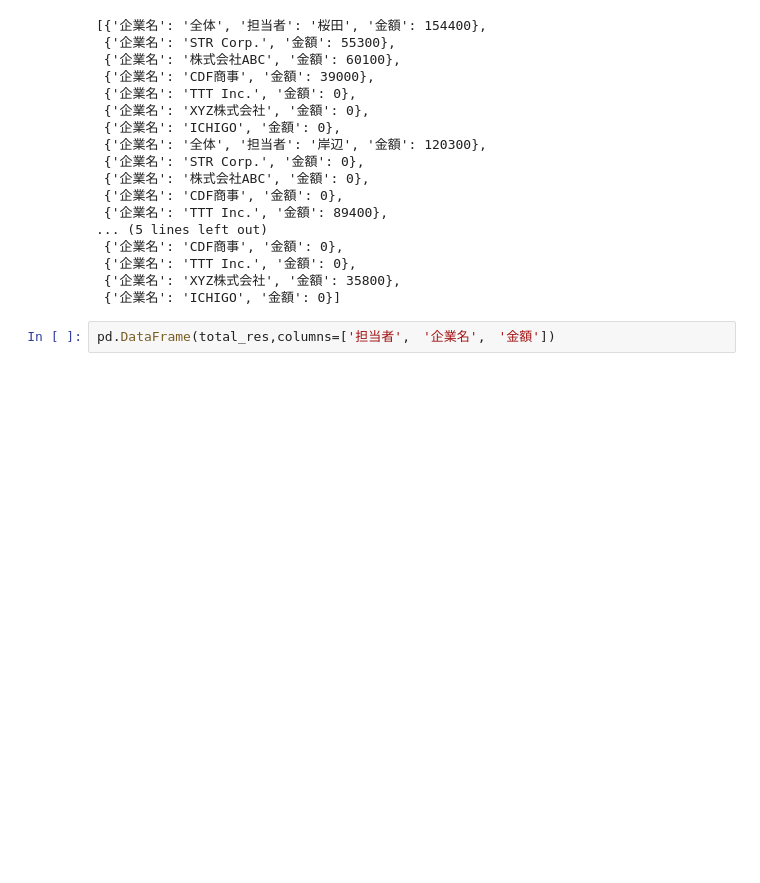
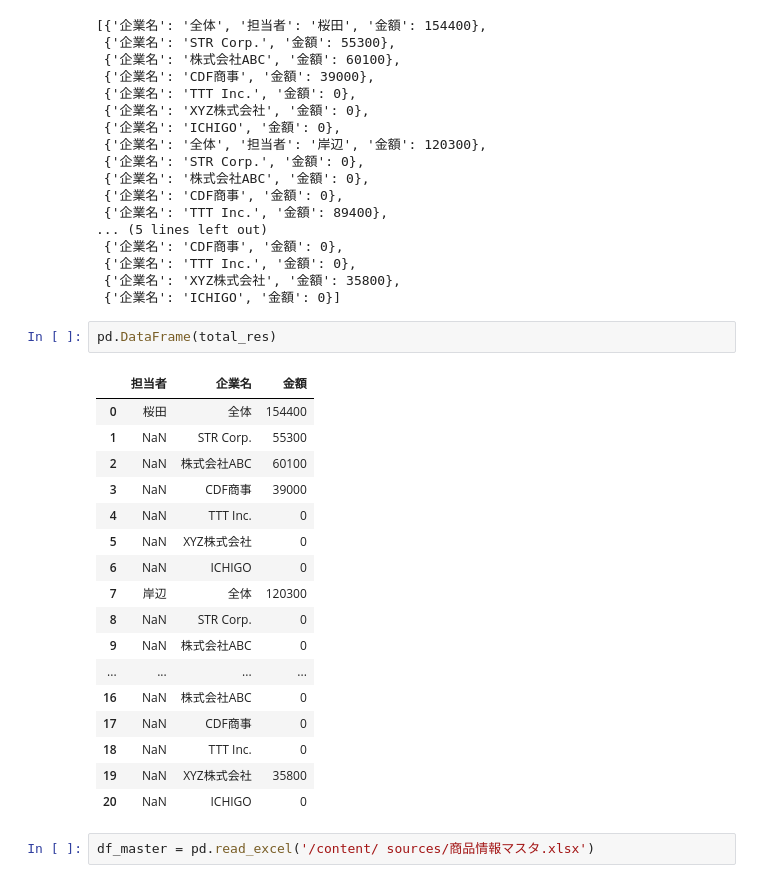
Before and after one commit to hatyato/hangman, a Jupyter notebook: 請求書まとめ.ipynb, the cells around one changed output. Saved outputs shown, nothing was run; the diff lists cells and outputs as text; blank space fills up the shorter version.

```diff
--- a/請求書まとめ.ipynb
+++ b/請求書まとめ.ipynb
@@ -583,4 +583,24 @@ total_res
  {'企業名': 'XYZ株式会社', '金額': 35800},
  {'企業名': 'ICHIGO', '金額': 0}]
 # %%
-pd.DataFrame(total_res,columns=['担当者',　'企業名',　'金額'])
+pd.DataFrame(total_res)
+# %% [output]
+|  | 担当者 | 企業名 | 金額 |
+| 0 | 桜田 | 全体 | 154400 |
+| 1 | NaN | STR Corp. | 55300 |
+| 2 | NaN | 株式会社ABC | 60100 |
+| 3 | NaN | CDF商事 | 39000 |
+| 4 | NaN | TTT Inc. | 0 |
+| 5 | NaN | XYZ株式会社 | 0 |
+| 6 | NaN | ICHIGO | 0 |
+| 7 | 岸辺 | 全体 | 120300 |
+| 8 | NaN | STR Corp. | 0 |
+| 9 | NaN | 株式会社ABC | 0 |
+| ... | ... | ... | ... |
+| 16 | NaN | 株式会社ABC | 0 |
+| 17 | NaN | CDF商事 | 0 |
+| 18 | NaN | TTT Inc. | 0 |
+| 19 | NaN | XYZ株式会社 | 35800 |
+| 20 | NaN | ICHIGO | 0 |
+# %%
+df_master = pd.read_excel('/content/ sources/商品情報マスタ.xlsx')
```
Also changed, not shown: parts of 19 cells of this notebook.
